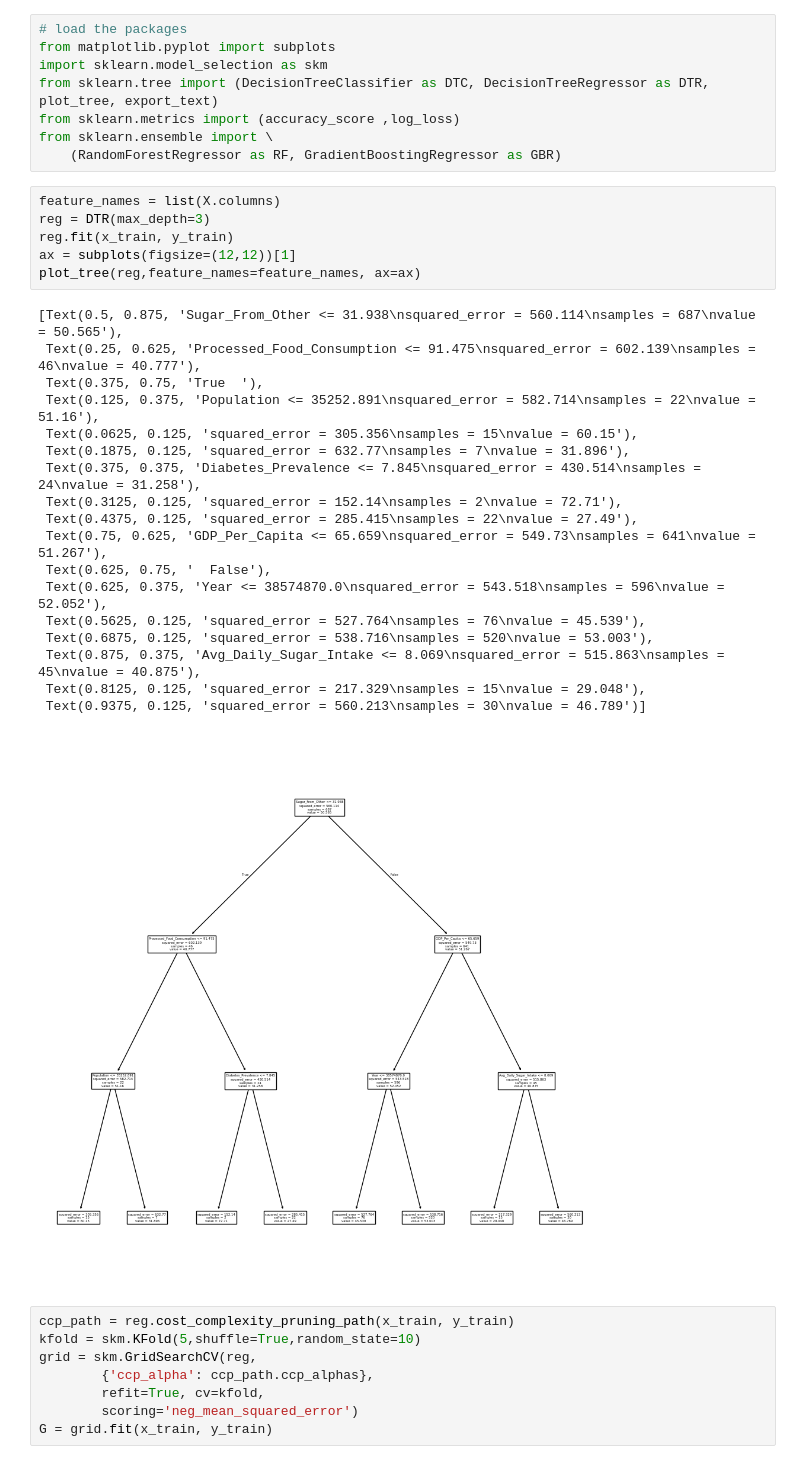
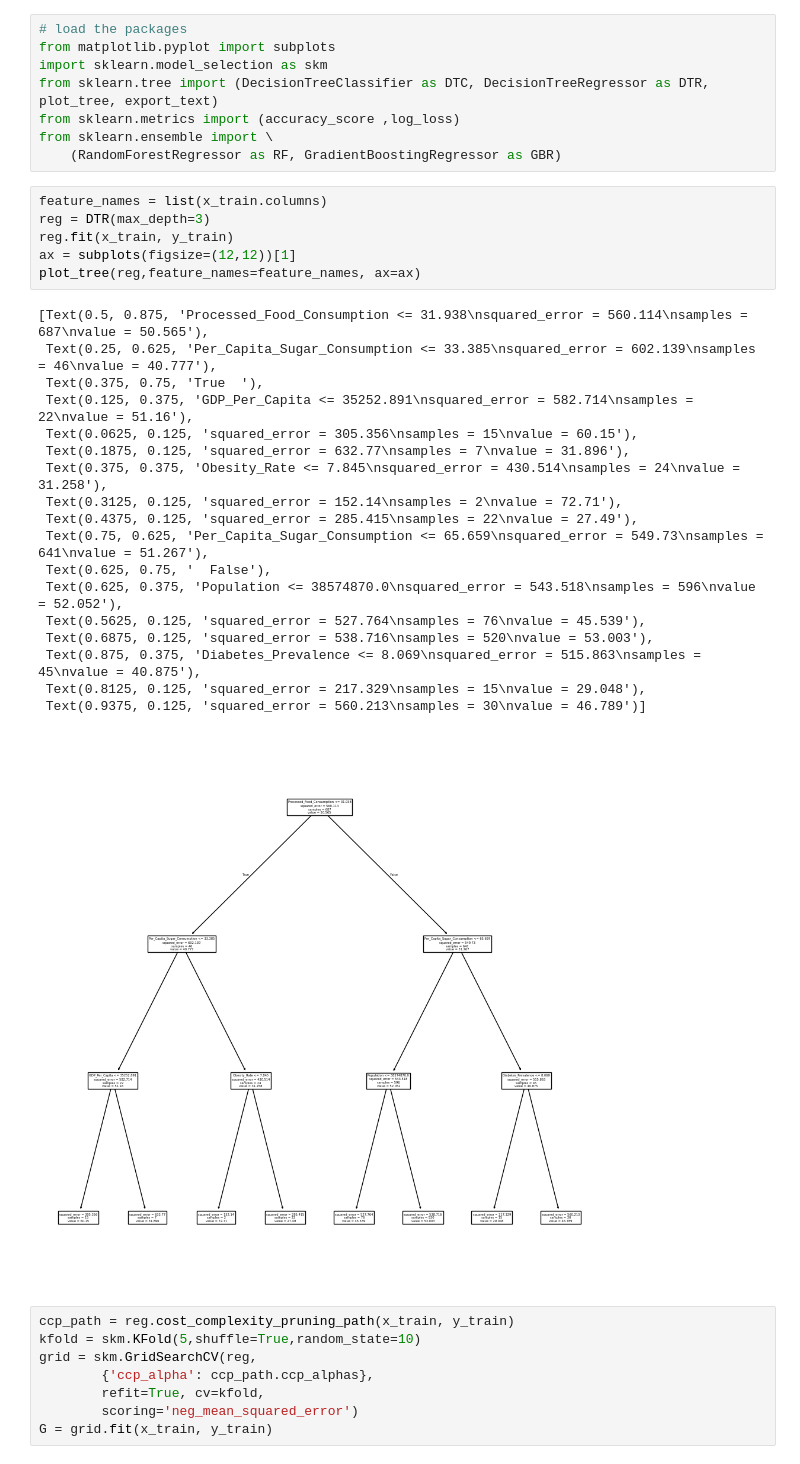
Before and after one commit to TanyaCST/CSC293_Final_project, a Jupyter notebook: sugar1.ipynb, the cells around one changed output. Saved outputs shown, nothing was run; the diff lists cells and outputs as text.

```diff
--- a/sugar1.ipynb
+++ b/sugar1.ipynb
@@ -268,30 +268,30 @@ from sklearn.metrics import (accuracy_score ,log_loss)
 from sklearn.ensemble import \
     (RandomForestRegressor as RF, GradientBoostingRegressor as GBR)
 # %%
-feature_names = list(X.columns)
+feature_names = list(x_train.columns)
 reg = DTR(max_depth=3)
 reg.fit(x_train, y_train)
 ax = subplots(figsize=(12,12))[1]
 plot_tree(reg,feature_names=feature_names, ax=ax)
 # %% [output]
-[Text(0.5, 0.875, 'Sugar_From_Other <= 31.938\nsquared_error = 560.114\nsamples = 687\nvalue = 50.565'),
- Text(0.25, 0.625, 'Processed_Food_Consumption <= 91.475\nsquared_error = 602.139\nsamples = 46\nvalue = 40.777'),
+[Text(0.5, 0.875, 'Processed_Food_Consumption <= 31.938\nsquared_error = 560.114\nsamples = 687\nvalue = 50.565'),
+ Text(0.25, 0.625, 'Per_Capita_Sugar_Consumption <= 33.385\nsquared_error = 602.139\nsamples = 46\nvalue = 40.777'),
  Text(0.375, 0.75, 'True  '),
- Text(0.125, 0.375, 'Population <= 35252.891\nsquared_error = 582.714\nsamples = 22\nvalue = 51.16'),
+ Text(0.125, 0.375, 'GDP_Per_Capita <= 35252.891\nsquared_error = 582.714\nsamples = 22\nvalue = 51.16'),
  Text(0.0625, 0.125, 'squared_error = 305.356\nsamples = 15\nvalue = 60.15'),
  Text(0.1875, 0.125, 'squared_error = 632.77\nsamples = 7\nvalue = 31.896'),
- Text(0.375, 0.375, 'Diabetes_Prevalence <= 7.845\nsquared_error = 430.514\nsamples = 24\nvalue = 31.258'),
+ Text(0.375, 0.375, 'Obesity_Rate <= 7.845\nsquared_error = 430.514\nsamples = 24\nvalue = 31.258'),
  Text(0.3125, 0.125, 'squared_error = 152.14\nsamples = 2\nvalue = 72.71'),
  Text(0.4375, 0.125, 'squared_error = 285.415\nsamples = 22\nvalue = 27.49'),
- Text(0.75, 0.625, 'GDP_Per_Capita <= 65.659\nsquared_error = 549.73\nsamples = 641\nvalue = 51.267'),
+ Text(0.75, 0.625, 'Per_Capita_Sugar_Consumption <= 65.659\nsquared_error = 549.73\nsamples = 641\nvalue = 51.267'),
  Text(0.625, 0.75, '  False'),
- Text(0.625, 0.375, 'Year <= 38574870.0\nsquared_error = 543.518\nsamples = 596\nvalue = 52.052'),
+ Text(0.625, 0.375, 'Population <= 38574870.0\nsquared_error = 543.518\nsamples = 596\nvalue = 52.052'),
  Text(0.5625, 0.125, 'squared_error = 527.764\nsamples = 76\nvalue = 45.539'),
  Text(0.6875, 0.125, 'squared_error = 538.716\nsamples = 520\nvalue = 53.003'),
- Text(0.875, 0.375, 'Avg_Daily_Sugar_Intake <= 8.069\nsquared_error = 515.863\nsamples = 45\nvalue = 40.875'),
+ Text(0.875, 0.375, 'Diabetes_Prevalence <= 8.069\nsquared_error = 515.863\nsamples = 45\nvalue = 40.875'),
  Text(0.8125, 0.125, 'squared_error = 217.329\nsamples = 15\nvalue = 29.048'),
  Text(0.9375, 0.125, 'squared_error = 560.213\nsamples = 30\nvalue = 46.789')]
-[figure, old version]
+[figure, new version]
 # %%
 ccp_path = reg.cost_complexity_pruning_path(x_train, y_train)
 kfold = skm.KFold(5,shuffle=True,random_state=10)
```
Also changed, not shown: parts of 3 cells of this notebook.
